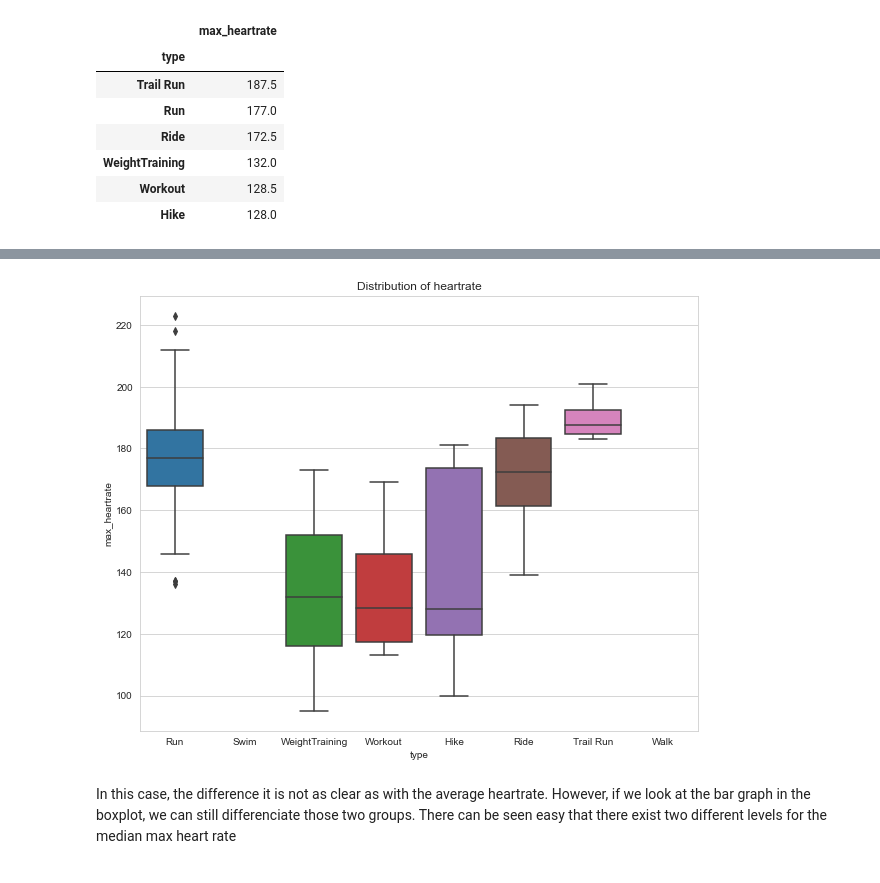
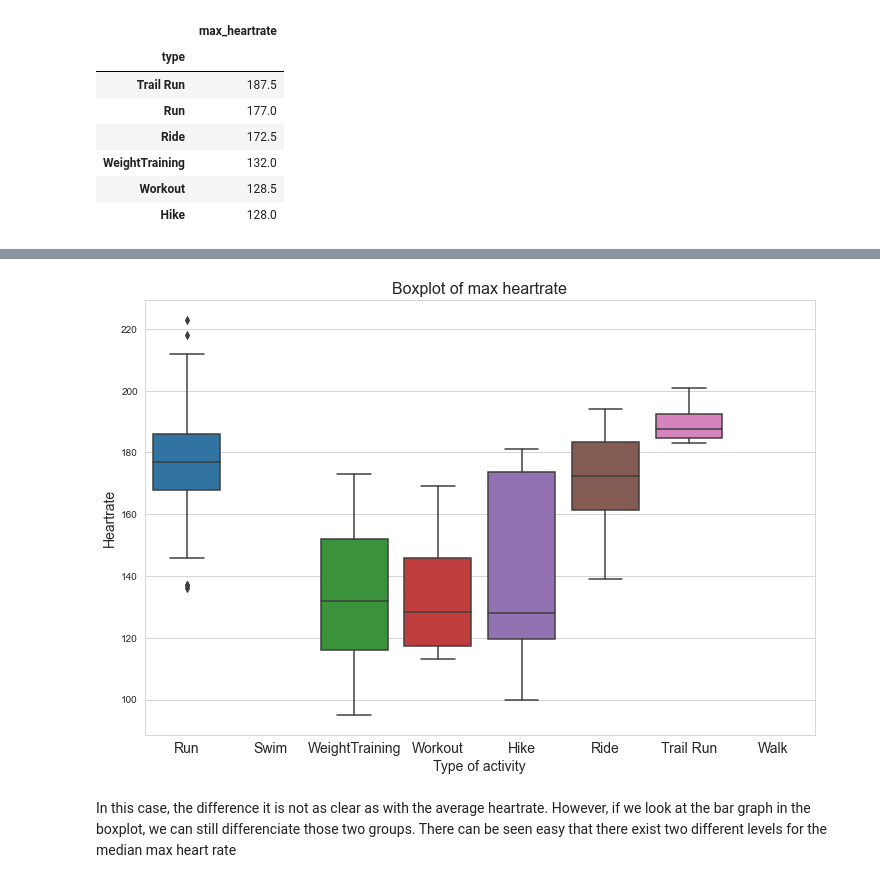
Before and after one commit to carcligu/EDA_Strava, a Jupyter notebook: EDA_Strava.ipynb, the cells around one changed output, grey strips where cells are left out. Drawn from its saved outputs; the diff is of its cells as text; code cells hidden in the pictures.

```diff
--- a/EDA_Strava.ipynb
+++ b/EDA_Strava.ipynb
@@ -383,7 +383,7 @@ def plot_box_plot(df, cat_var, num_var, title, name):
     plt.figure(figsize=(12,8))
     sns.boxplot(x=data[cat_var], y=data[num_var])
     plt.title(title, fontsize=16)
-    plt.ylabel('Average Heartrate measures', fontsize=14)
+    plt.ylabel('Heartrate', fontsize=14)
     plt.xlabel('Type of activity', fontsize=14)
     plt.xticks(fontsize=14)
     plt.savefig(FIGURES_PATH + name)
@@ -419,7 +421,7 @@ plot_value_counts(agg.iloc[:,0], title='Median Max Heart Rate by Activity',
 # %%
-plot_box_plot(df, 'type', 'max_heartrate', 'Distribution of heartrate', 'boxplot_median_max_heartrate.png')
+plot_box_plot(df, 'type', 'max_heartrate', 'Boxplot of max heartrate', 'boxplot_median_max_heartrate.png')
 # %% [output]
-[figure, old version]
+[figure, new version]
 # %% [markdown]
 In this case, the difference it is not as clear as with the average heartrate. However, if we look at the bar graph in the boxplot, we can still differenciate those two groups. There can be seen easy that there exist two different levels for the median max heart rate
 # %% [markdown]
```
Also changed, not shown: parts of 2 cells of this notebook.
